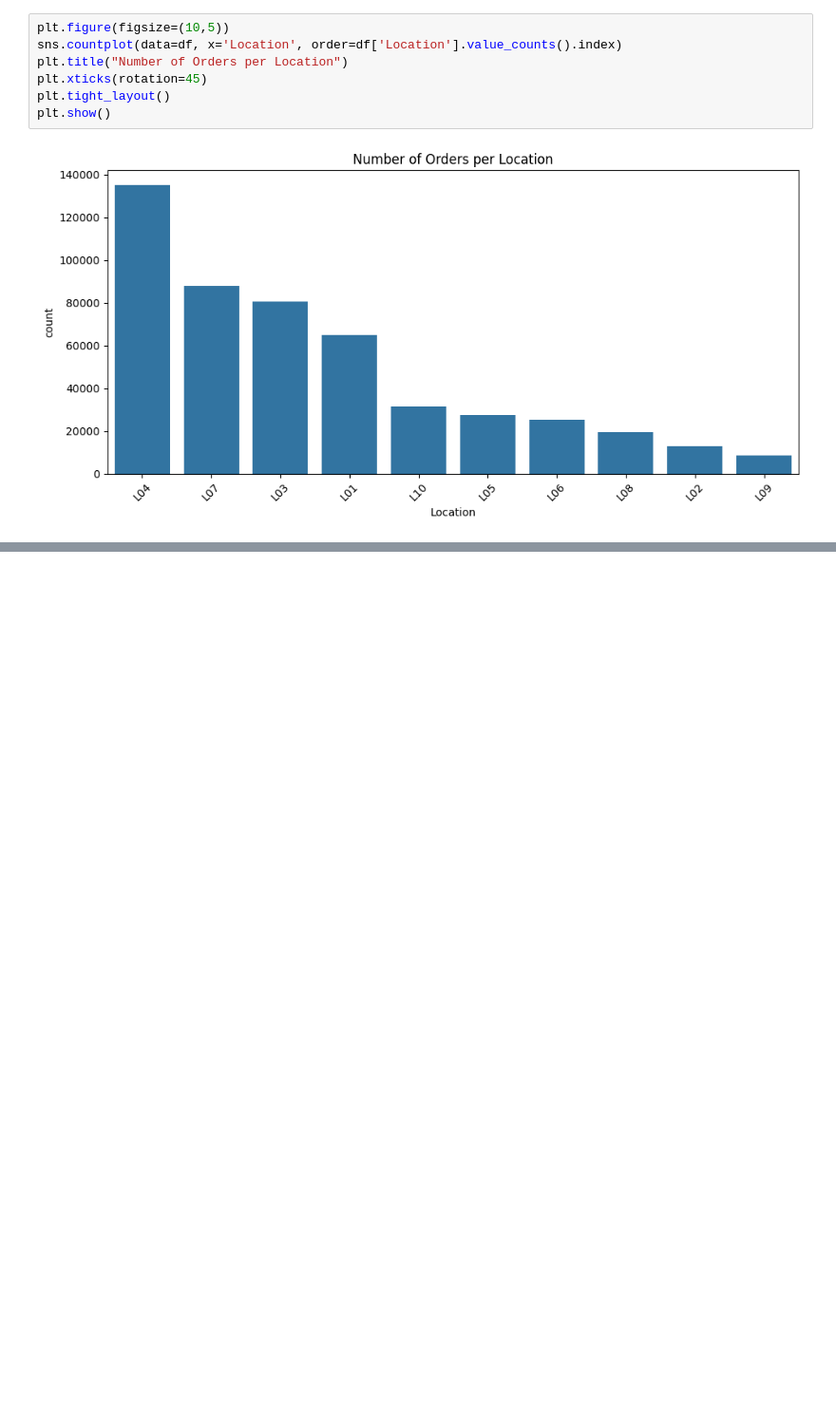
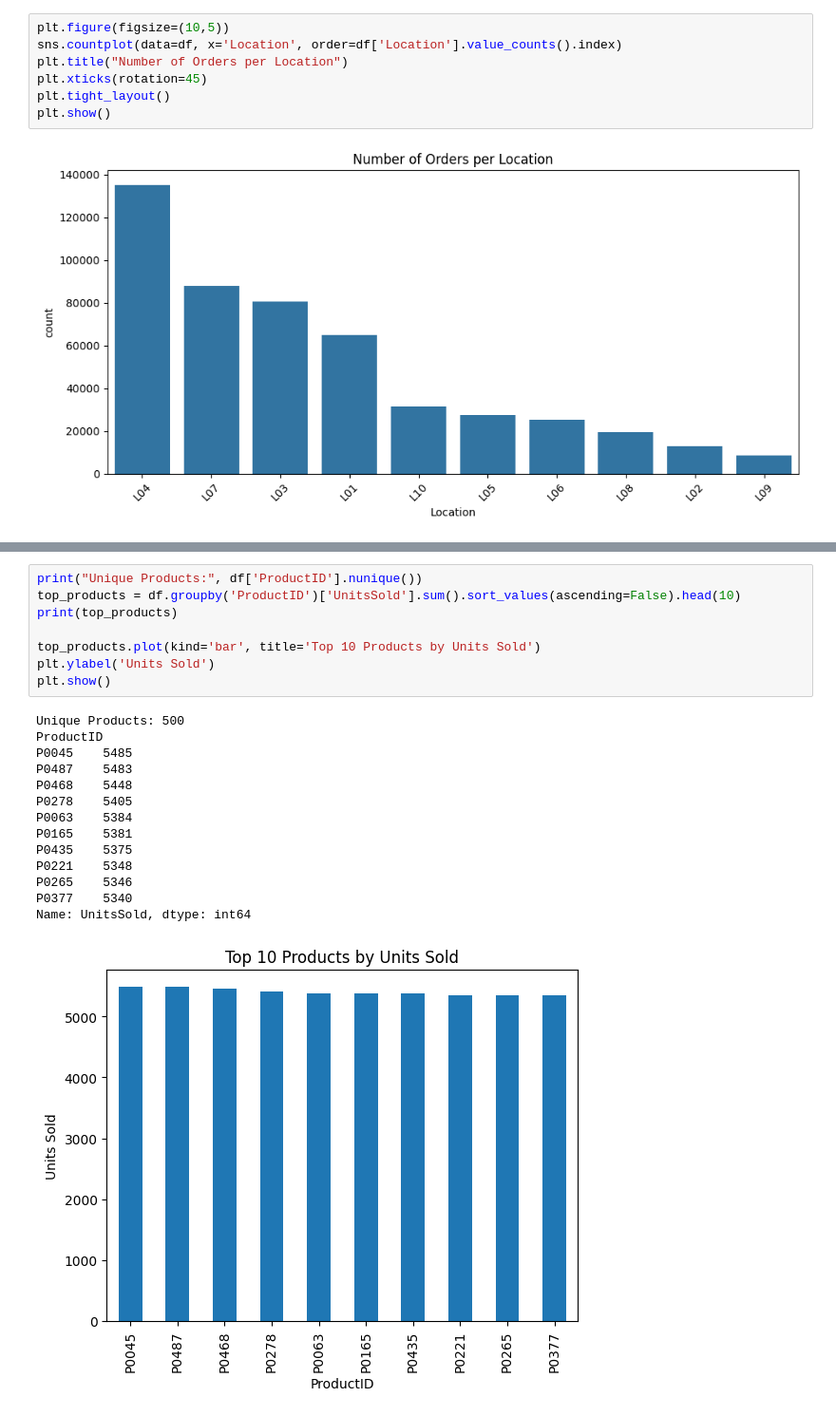
Before and after one commit to sachinn854/Product-Demand-Forecasting, a Jupyter notebook: EDA/sale_data.ipynb, the cells around one changed output, grey strips where cells are left out. Shown: that part at 95% size. Saved outputs shown, nothing was run; the diff lists cells and outputs as text; blank space fills up the shorter version.

```diff
--- a/EDA/sale_data.ipynb
+++ b/EDA/sale_data.ipynb
@@ -58,0 +86,23 @@ plt.show()
+# %%
+print("Unique Products:", df['ProductID'].nunique())
+top_products = df.groupby('ProductID')['UnitsSold'].sum().sort_values(ascending=False).head(10)
+print(top_products)
+
+top_products.plot(kind='bar', title='Top 10 Products by Units Sold')
+plt.ylabel('Units Sold')
+plt.show()
+# %% [output]
+Unique Products: 500
+ProductID
+P0045    5485
+P0487    5483
+P0468    5448
+P0278    5405
+P0063    5384
+P0165    5381
+P0435    5375
+P0221    5348
+P0265    5346
+P0377    5340
+Name: UnitsSold, dtype: int64
+[figure, added]
```
Also changed, not shown: parts of 7 cells of this notebook, 3 other files.
